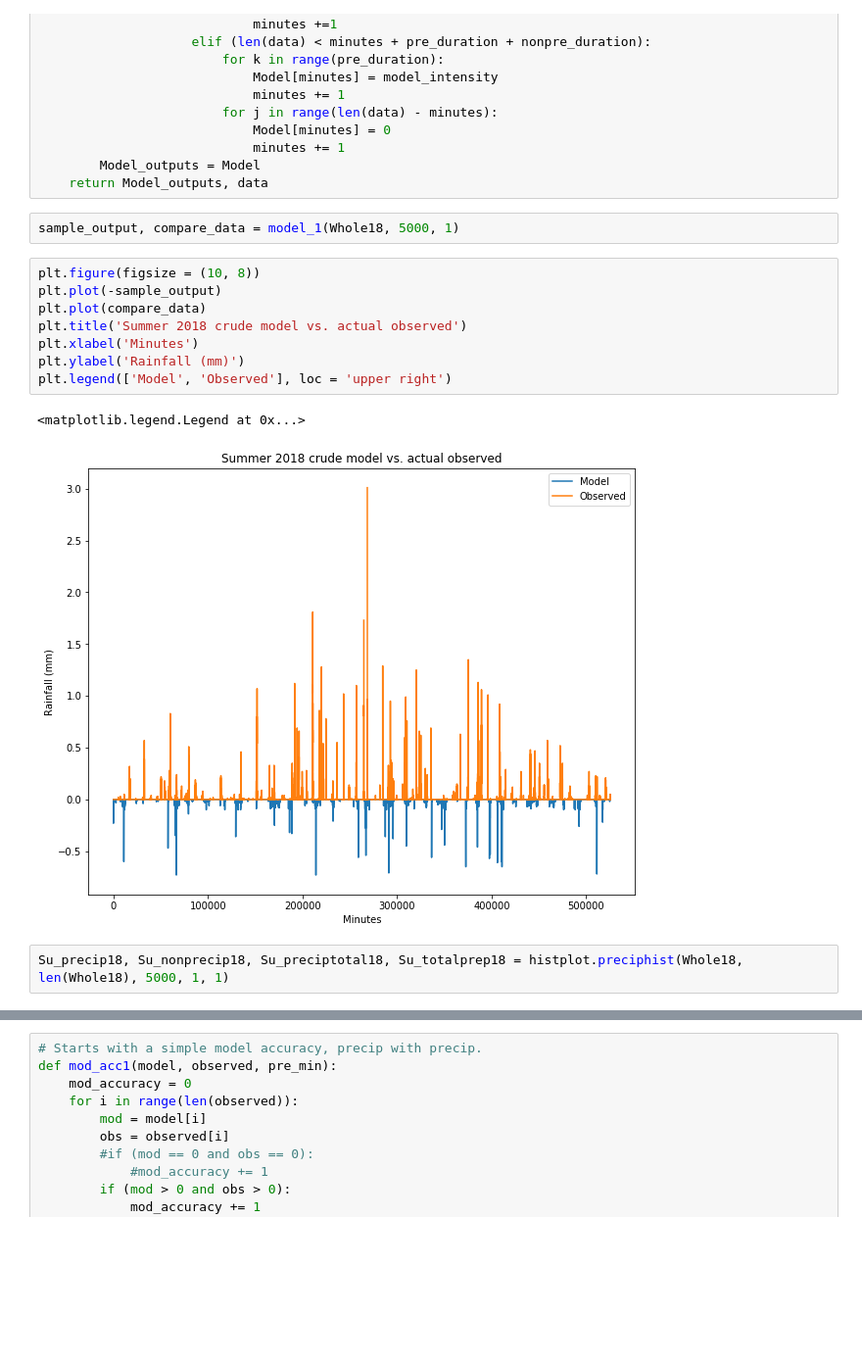
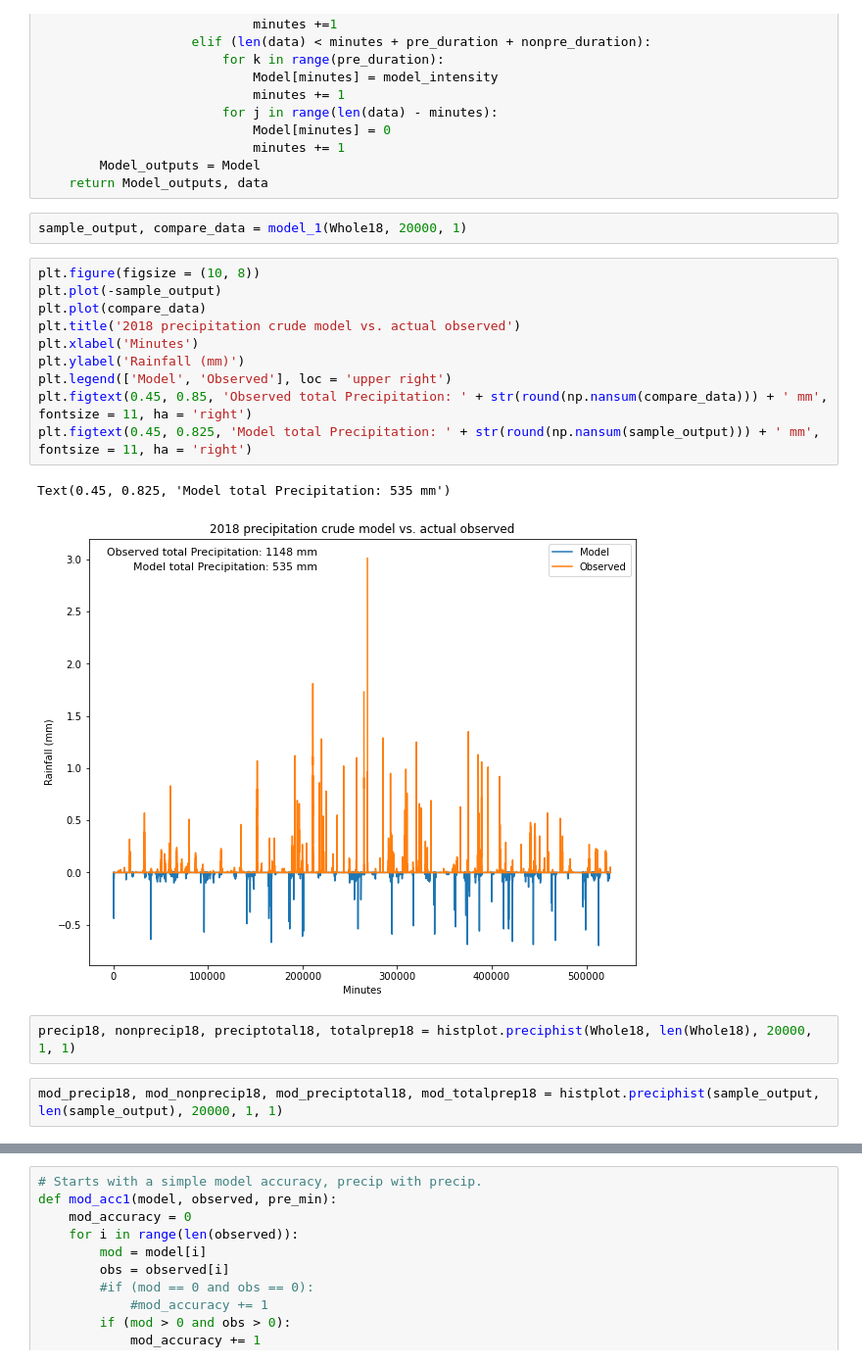
Before and after one commit to zhangt3-e/senior_thesis, a Jupyter notebook: Code/Simulation.ipynb, the cells around one changed output, grey strips where cells are left out. Shown at 98% size. Drawn from its saved outputs; the diff is of its cells as text; blank space fills up the shorter version.

```diff
--- a/Code/Simulation.ipynb
+++ b/Code/Simulation.ipynb
@@ -178,18 +178,22 @@ def model_1(data, amount, howmuch):
         Model_outputs = Model
     return Model_outputs, data
 # %%
-sample_output, compare_data = model_1(Whole18, 5000, 1)
+sample_output, compare_data = model_1(Whole18, 20000, 1)
 # %%
 plt.figure(figsize = (10, 8))
 plt.plot(-sample_output)
 plt.plot(compare_data)
-plt.title('Summer 2018 crude model vs. actual observed')
+plt.title('2018 precipitation crude model vs. actual observed')
 plt.xlabel('Minutes')
 plt.ylabel('Rainfall (mm)')
 plt.legend(['Model', 'Observed'], loc = 'upper right')
+plt.figtext(0.45, 0.85, 'Observed total Precipitation: ' + str(round(np.nansum(compare_data))) + ' mm', fontsize = 11, ha = 'right')
+plt.figtext(0.45, 0.825, 'Model total Precipitation: ' + str(round(np.nansum(sample_output))) + ' mm', fontsize = 11, ha = 'right')
 # %% [output]
-<matplotlib.legend.Legend at 0x...>
+Text(0.45, 0.825, 'Model total Precipitation: 535 mm')
-[figure, old version]
+[figure, new version]
 # %%
-Su_precip18, Su_nonprecip18, Su_preciptotal18, Su_totalprep18 = histplot.preciphist(Whole18, len(Whole18), 5000, 1, 1)
+precip18, nonprecip18, preciptotal18, totalprep18 = histplot.preciphist(Whole18, len(Whole18), 20000, 1, 1)
+# %%
+mod_precip18, mod_nonprecip18, mod_preciptotal18, mod_totalprep18 = histplot.preciphist(sample_output, len(sample_output), 20000, 1, 1)
 # %%
```
Also changed, not shown: parts of 11 cells of this notebook, 3 other files.
